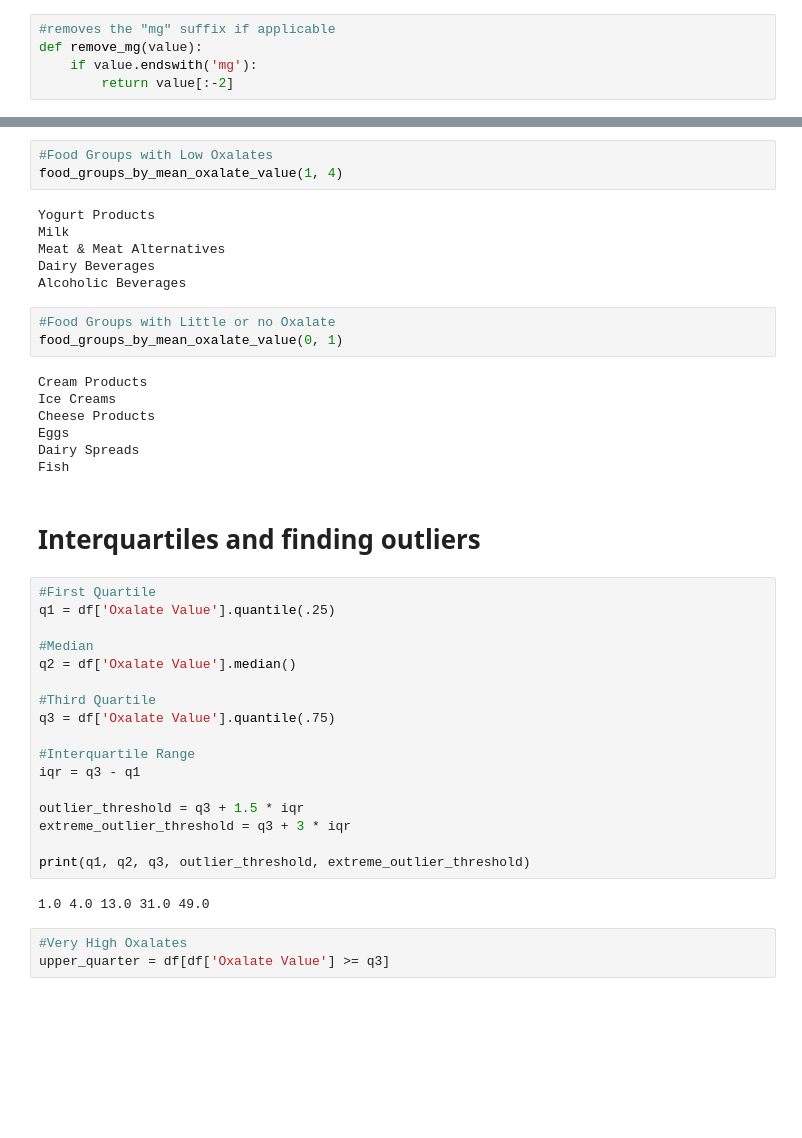
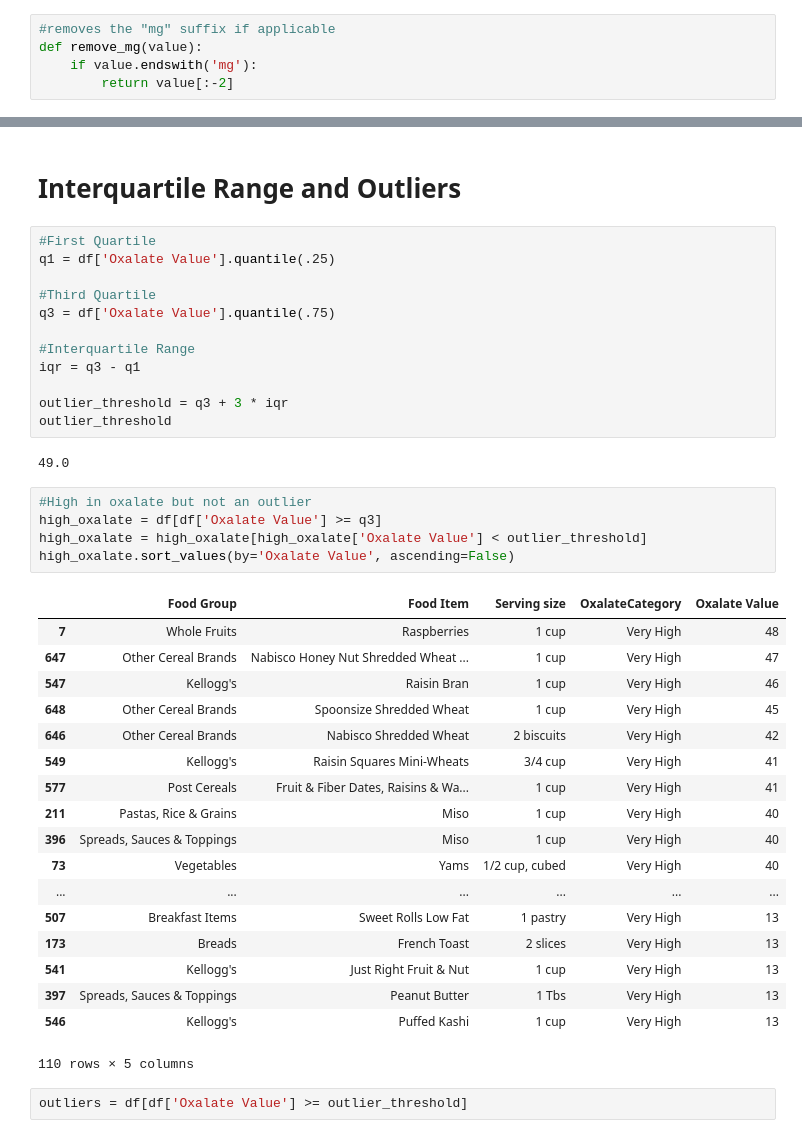
Before and after one commit to rykroon/oxalate_analysis, a Jupyter notebook: oxalate_content_analysis.ipynb, the cells around one changed output, grey strips where cells are left out. Drawn from its saved outputs; the diff is of its cells as text; blank space fills up the shorter version.

```diff
--- a/oxalate_content_analysis.ipynb
+++ b/oxalate_content_analysis.ipynb
@@ -125,30 +62,8 @@ Quaker
-# %%
-#Food Groups with Low Oxalates
-food_groups_by_mean_oxalate_value(1, 4)
-# %% [output]
-Yogurt Products
-Milk
-Meat & Meat Alternatives
-Dairy Beverages
-Alcoholic Beverages
-# %%
-#Food Groups with Little or no Oxalate
-food_groups_by_mean_oxalate_value(0, 1)
-# %% [output]
-Cream Products
-Ice Creams
-Cheese Products
-Eggs
-Dairy Spreads
-Fish
-# %% [markdown]
-# Interquartiles and finding outliers
+# %% [markdown]
+# Interquartile Range and Outliers
 # %%
 #First Quartile
 q1 = df['Oxalate Value'].quantile(.25)
-
-#Median
-q2 = df['Oxalate Value'].median()
 
 #Third Quartile
 q3 = df['Oxalate Value'].quantile(.75)
@@ -156,12 +71,33 @@ q3 = df['Oxalate Value'].quantile(.75)
 #Interquartile Range
 iqr = q3 - q1
 
-outlier_threshold = q3 + 1.5 * iqr
-extreme_outlier_threshold = q3 + 3 * iqr
-
-print(q1, q2, q3, outlier_threshold, extreme_outlier_threshold)
+outlier_threshold = q3 + 3 * iqr
+outlier_threshold
 # %% [output]
-1.0 4.0 13.0 31.0 49.0
+49.0
+# %%
+#High in oxalate but not an outlier
+high_oxalate = df[df['Oxalate Value'] >= q3]
+high_oxalate = high_oxalate[high_oxalate['Oxalate Value'] < outlier_threshold]
+high_oxalate.sort_values(by='Oxalate Value', ascending=False)
+# %% [output]
+|  | Food Group | Food Item | Serving size | OxalateCategory | Oxalate Value |
+| 7 | Whole Fruits | Raspberries | 1 cup | Very High | 48 |
+| 647 | Other Cereal Brands | Nabisco Honey Nut Shredded Wheat ... | 1 cup | Very High | 47 |
+| 547 | Kellogg's | Raisin Bran | 1 cup | Very High | 46 |
+| 648 | Other Cereal Brands | Spoonsize Shredded Wheat | 1 cup | Very High | 45 |
+| 646 | Other Cereal Brands | Nabisco Shredded Wheat | 2 biscuits | Very High | 42 |
+| 549 | Kellogg's | Raisin Squares Mini-Wheats | 3/4 cup | Very High | 41 |
+| 577 | Post Cereals | Fruit & Fiber Dates, Raisins & Wa... | 1 cup | Very High | 41 |
+| 211 | Pastas, Rice & Grains | Miso | 1 cup | Very High | 40 |
+| 396 | Spreads, Sauces & Toppings | Miso | 1 cup | Very High | 40 |
+| 73 | Vegetables | Yams | 1/2 cup, cubed | Very High | 40 |
+| ... | ... | ... | ... | ... | ... |
+| 507 | Breakfast Items | Sweet Rolls Low Fat | 1 pastry | Very High | 13 |
+| 173 | Breads | French Toast | 2 slices | Very High | 13 |
+| 541 | Kellogg's | Just Right Fruit & Nut | 1 cup | Very High | 13 |
+| 397 | Spreads, Sauces & Toppings | Peanut Butter | 1 Tbs | Very High | 13 |
+| 546 | Kellogg's | Puffed Kashi | 1 cup | Very High | 13 |
+110 rows × 5 columns
 # %%
-#Very High Oxalates
-upper_quarter = df[df['Oxalate Value'] >= q3]
+outliers = df[df['Oxalate Value'] >= outlier_threshold]
```
Also changed, not shown: parts of 21 cells of this notebook, 1 other file.
